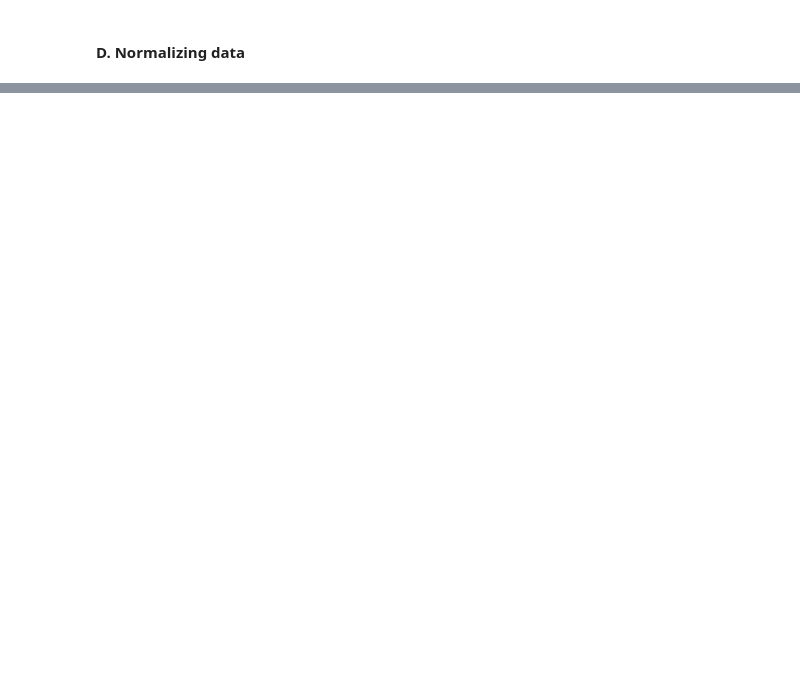
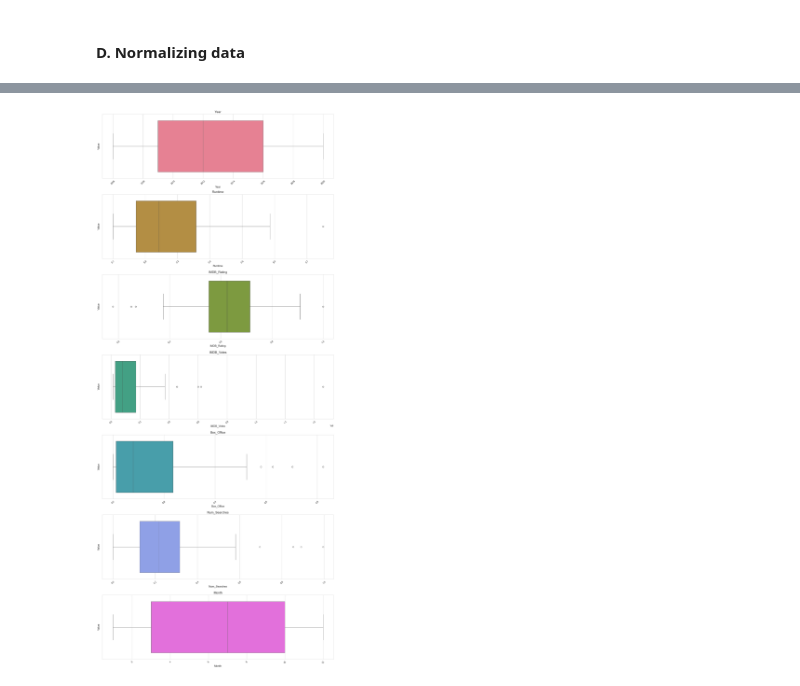
Before and after one commit to pegahbkz/neon-movies, a Jupyter notebook: audience-analysis.ipynb, the cells around one changed output, grey strips where cells are left out. Drawn from its saved outputs; the diff is of its cells as text; code cells hidden in the pictures; blank space fills up the shorter version.

Commit message:
added visualizations

```diff
--- a/audience-analysis.ipynb
+++ b/audience-analysis.ipynb
@@ -663,0 +719,4 @@ normalized_df.head()
+# %%
+# create new datafram with movies after 2006 that have box office earnings
+processed_df_filtered = processed_df[(processed_df['Year'] >= 2006) & (processed_df['Box_Office'] != 0)]
+normalized_df_filtered = normalized_df[(normalized_df['Year'] >= 2006) & (normalized_df['Box_Office'] != 0)]
@@ -663,0 +739,18 @@ normalized_df.head()
+# %%
+numerical_columns = ["Year", "Runtime", "IMDB_Rating", "IMDB_Votes", "Box_Office", "Num_Searches", "Month"]
+# %%
+import matplotlib.pyplot as plt
+import seaborn as sns
+
+sns.set_style("whitegrid")
+palette = sns.color_palette("husl", len(numerical_columns))
+
+fig, axes = plt.subplots(nrows=len(numerical_columns), ncols=1, figsize=(15, 5 * len(numerical_columns)))
+for ax, col, color in zip(axes, numerical_columns, palette):
+    sns.histplot(processed_df_filtered[col], kde=True, ax=ax, color=color)
+    ax.set_title(col, fontsize=14)
+    ax.set_xlabel(col, fontsize=12)
+    ax.set_ylabel('Frequency', fontsize=12)
+    ax.tick_params(axis='x', rotation=45)
+plt.tight_layout()
+plt.show()
@@ -663,0 +759,14 @@ normalized_df.head()
+# %%
+fig, axes = plt.subplots(nrows=len(numerical_columns), ncols=1, figsize=(15, 5 * len(numerical_columns)))
+
+for ax, col, color in zip(axes, numerical_columns, palette):
+    sns.boxplot(x=processed_df_filtered[col], ax=ax, color=color)
+    ax.set_title(col, fontsize=14)
+    ax.set_xlabel(col, fontsize=12)
+    ax.set_ylabel('Value', fontsize=12)
+    ax.tick_params(axis='x', rotation=45)
+
+plt.tight_layout()
+plt.show()
+# %% [output]
+[figure, added]
```
Also changed, not shown: parts of 31 cells of this notebook.
